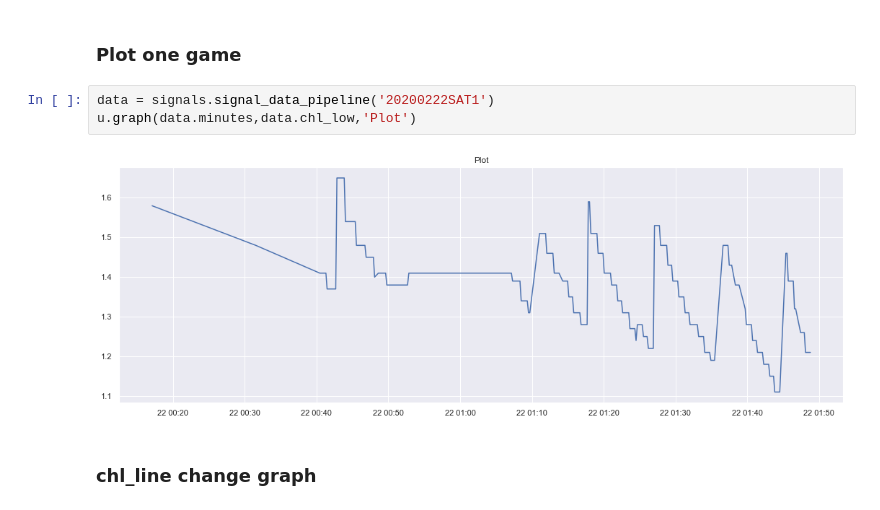
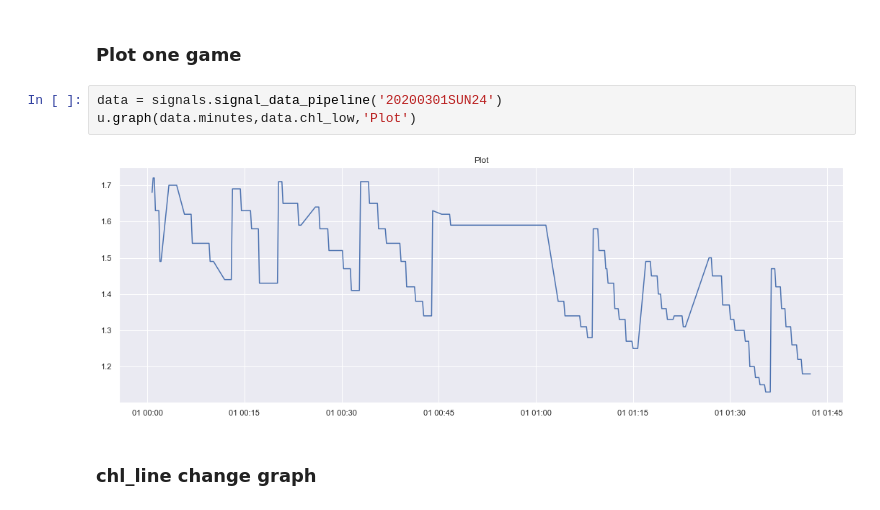
Before and after one commit to tysonwu/odds-crawl-app, a Jupyter notebook: development/data_collection/signal analysis.ipynb, the cells around one changed output. Saved outputs shown, nothing was run; the diff lists cells and outputs as text.

```diff
--- a/development/data_collection/signal analysis.ipynb
+++ b/development/data_collection/signal analysis.ipynb
@@ -77,10 +138,10 @@ signals.graph_profit(signal)
 # %% [markdown]
 ### Plot one game
 # %%
-data = signals.signal_data_pipeline('20200222SAT1')
+data = signals.signal_data_pipeline('20200301SUN24')
 u.graph(data.minutes,data.chl_low,'Plot')
 # %% [output]
-[figure, old version]
+[figure, new version]
 # %% [markdown]
 ### chl_line change graph
 # %%
```
Also changed, not shown: parts of 26 cells of this notebook, 11 other files.
